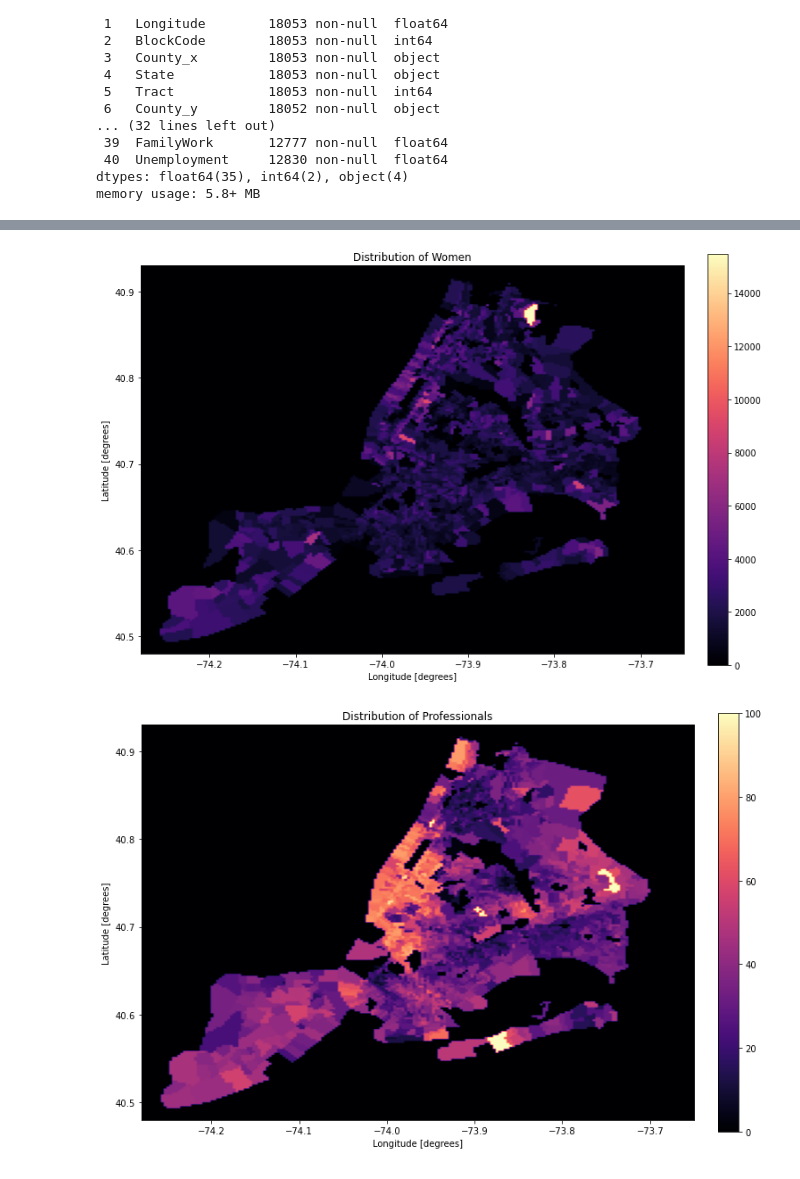
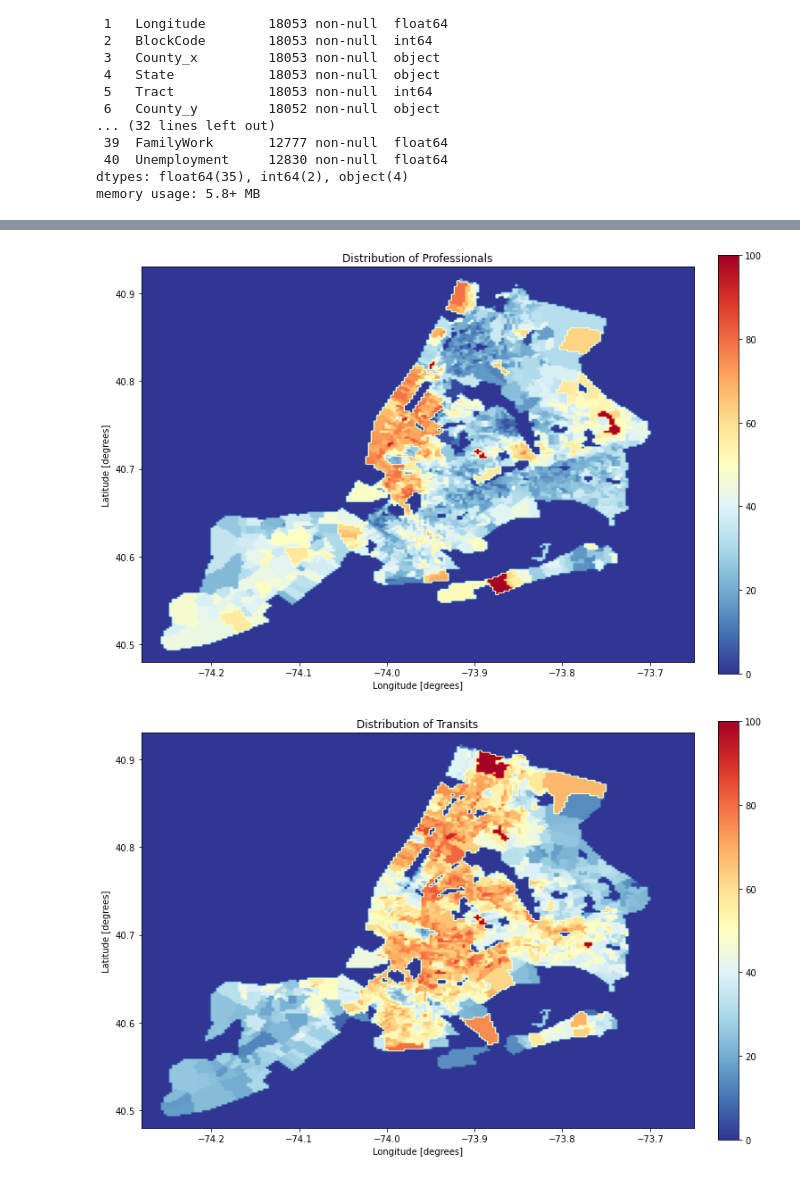
Before and after one commit to er-arcadio/Project1_2020_metis, a Jupyter notebook: Project 1 Draft.ipynb, the cells around one changed output, grey strips where cells are left out. Cells and saved outputs as stored; diff of their text form; code cells hidden in the pictures.

```diff
--- a/Project 1 Draft.ipynb
+++ b/Project 1 Draft.ipynb
@@ -204,12 +241,10 @@ def convert_to_2d(lats,lons,values):
             map_values[lon_idx,lat_idx] = value
     return lat_vals,lon_vals,map_values
 
-def make_plot(blocks, data_values,title='',colors='Greens'):
+def make_plot(blocks, data_values,title='',colors='White'):
     lat_vals,lon_vals,values = convert_to_2d(blocks.Latitude,blocks.Longitude,data_values)
     fig, ax = plt.subplots(figsize = [12,12])
-
     limits = np.min(lon_vals),np.max(lon_vals),np.min(lat_vals),np.max(lat_vals)
-
     im = ax.imshow(values.T,origin='lower',cmap=colors,extent=limits, zorder = 1)
     ax.autoscale(False)
     plt.xlabel('Longitude [degrees]')
@@ -220,8 +260,8 @@ def make_plot(blocks, data_values,title='',colors='Greens'):
 # %%
-make_plot(blocks, blocks.Women,colors='magma',title='Distribution of Women')
+make_plot(blocks, blocks.Professional,colors='RdYlBu_r',title='Distribution of Professionals')
 # %% [output]
-[figure, old version]
+[figure, new version]
 # %%
-make_plot(blocks, blocks.Professional,colors='magma',title='Distribution of Professionals')
+make_plot(blocks, blocks.Transit,colors='RdYlBu_r',title='Distribution of Transits') #weight
 # %% [output]
-[figure, old version]
+[figure, new version]
```
Also changed, not shown: parts of 4 cells of this notebook, 1 other file.
